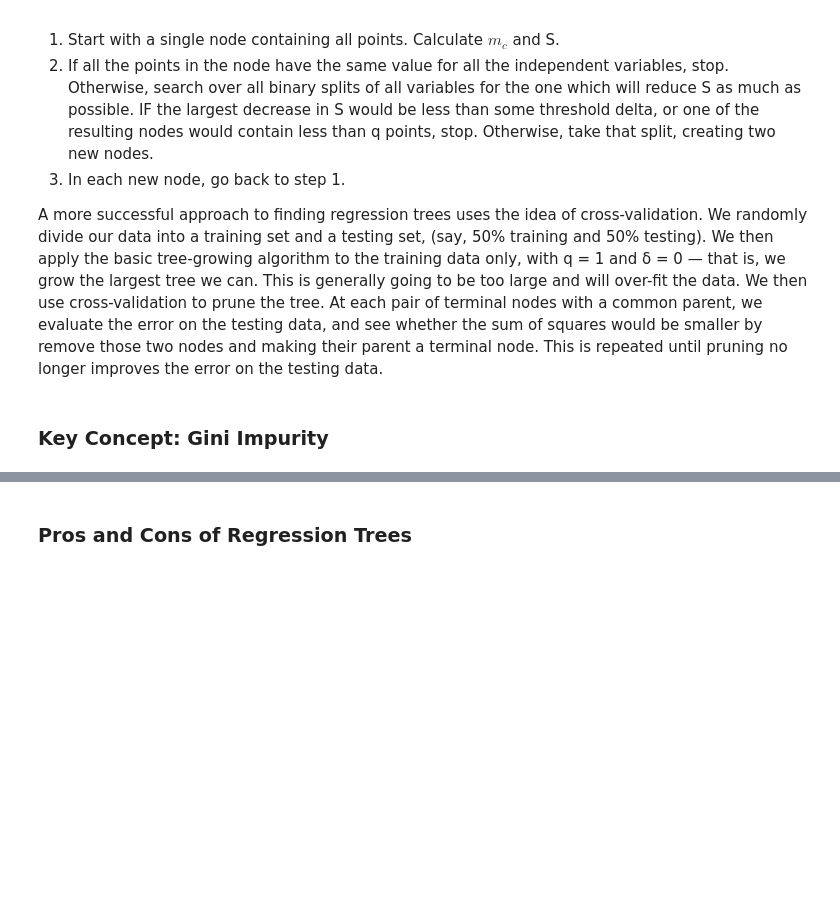
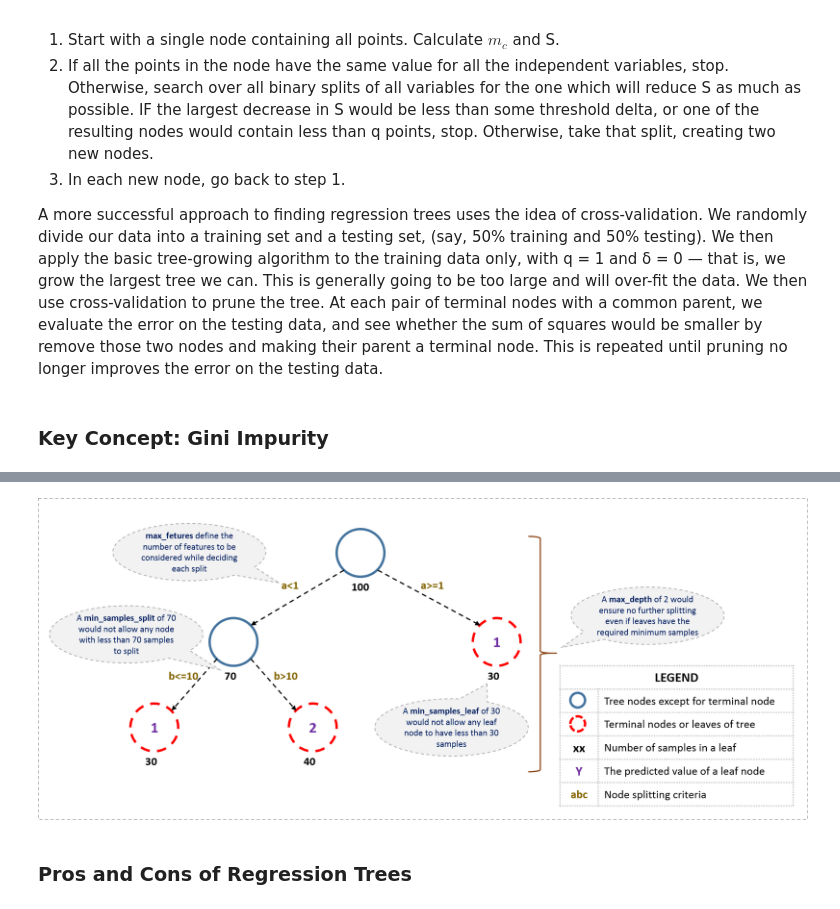
Before and after one commit to erikgregorywebb/588-econometrics, a Jupyter notebook: Regression-Trees-Project-V4.ipynb, the cells around one changed output, grey strips where cells are left out. Cells and saved outputs as stored; diff of their text form; code cells hidden in the pictures; blank space fills up the shorter version.

```diff
--- a/Regression-Trees-Project-V4.ipynb
+++ b/Regression-Trees-Project-V4.ipynb
@@ -147,3 +151,8 @@ max_leaf_nodes
+# %%
+# Source: https://clearpredictions.com/Home/DecisionTree
+Image('tree-infographic.png')
+# %% [output]
+[figure, added]
 # %% [markdown]
 ### Pros and Cons of Regression Trees
 # %% [markdown]
```
Also changed, not shown: parts of 4 cells of this notebook.
